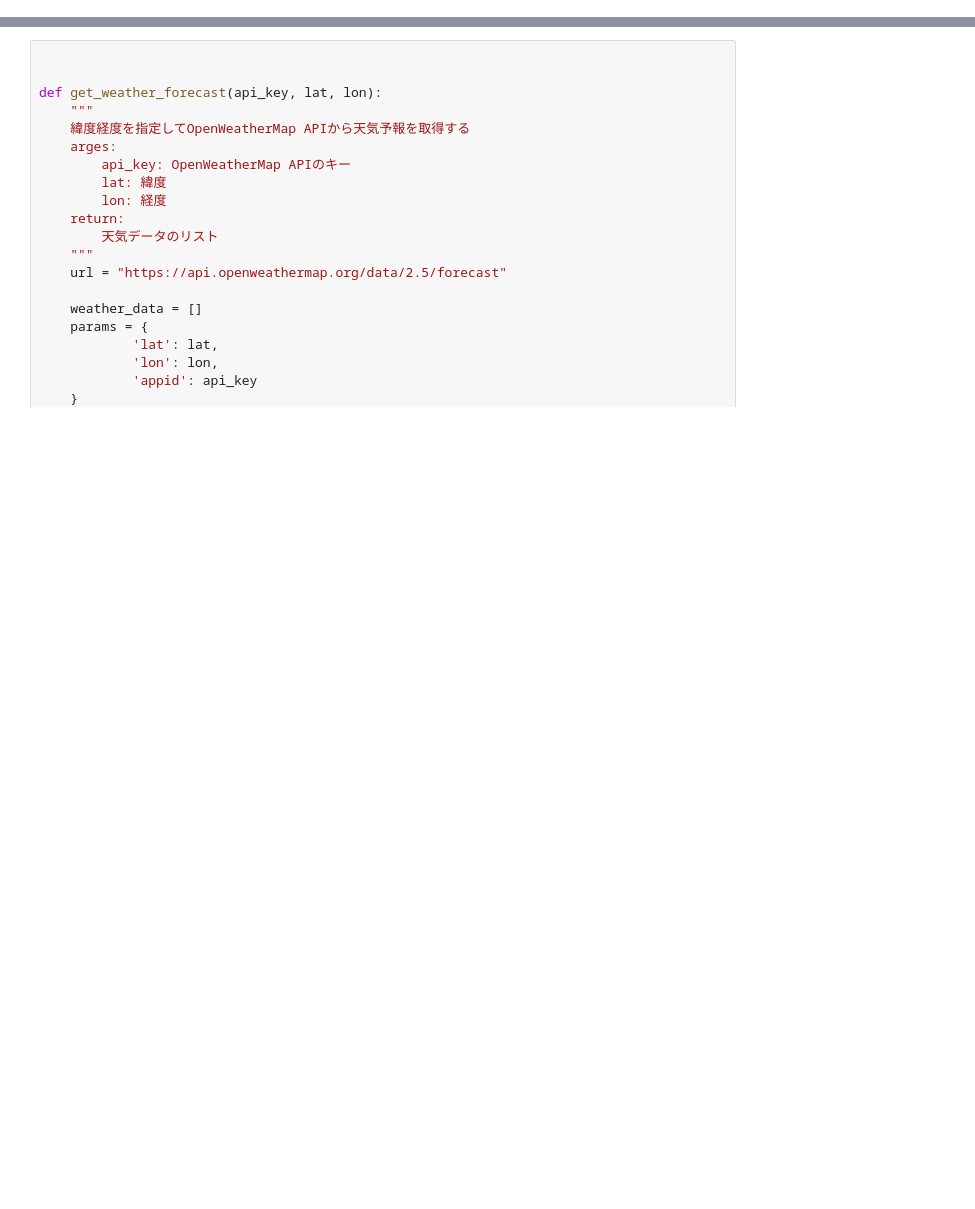
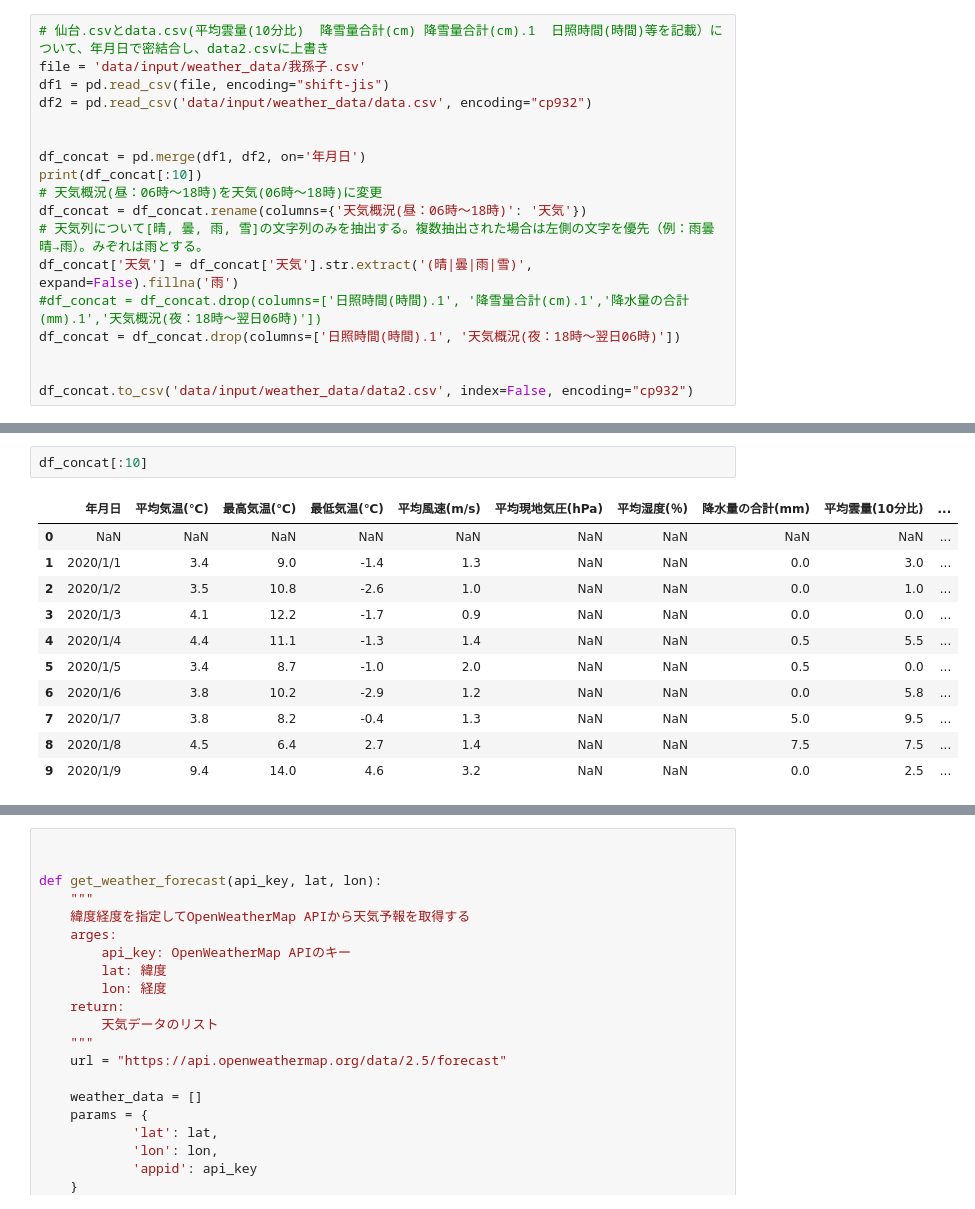
Before and after one commit to Naoya-Yasuda/MANABI_DX_QUEST_2023_PrePoC, a Jupyter notebook: notebook/weather_data_fetcher.ipynb, the cells around one changed output, grey strips where cells are left out. Cells and saved outputs as stored; diff of their text form; blank space fills up the shorter version.

```diff
--- a/notebook/weather_data_fetcher.ipynb
+++ b/notebook/weather_data_fetcher.ipynb
@@ -18,0 +22,18 @@ pd.set_option('display.max_columns', 100)
+# %%
+# 仙台.csvとdata.csv(平均雲量(10分比)  降雪量合計(cm) 降雪量合計(cm).1  日照時間(時間)等を記載）について、年月日で密結合し、data2.csvに上書き
+file = 'data/input/weather_data/我孫子.csv'
+df1 = pd.read_csv(file, encoding="shift-jis")
+df2 = pd.read_csv('data/input/weather_data/data.csv', encoding="cp932")
+
+
+df_concat = pd.merge(df1, df2, on='年月日')
+print(df_concat[:10])
+# 天気概況(昼：06時～18時)を天気(06時～18時)に変更
+df_concat = df_concat.rename(columns={'天気概況(昼：06時～18時)': '天気'})
+# 天気列について[晴, 曇, 雨, 雪]の文字列のみを抽出する。複数抽出された場合は左側の文字を優先（例：雨曇晴→雨）。みぞれは雨とする。
+df_concat['天気'] = df_concat['天気'].str.extract('(晴|曇|雨|雪)', expand=False).fillna('雨')
+#df_concat = df_concat.drop(columns=['日照時間(時間).1', '降雪量合計(cm).1','降水量の合計(mm).1','天気概況(夜：18時～翌日06時)'])
+df_concat = df_concat.drop(columns=['日照時間(時間).1', '天気概況(夜：18時～翌日06時)'])
+
+
+df_concat.to_csv('data/input/weather_data/data2.csv', index=False, encoding="cp932")
@@ -18,0 +58,14 @@ pd.set_option('display.max_columns', 100)
+# %%
+df_concat[:10]
+# %% [output]
+|  | 年月日 | 平均気温(℃) | 最高気温(℃) | 最低気温(℃) | 平均風速(m/s) | 平均現地気圧(hPa) | 平均湿度(％) | 降水量の合計(mm) | 平均雲量(10分比) | ... |
+| 0 | NaN | NaN | NaN | NaN | NaN | NaN | NaN | NaN | NaN | ... |
+| 1 | 2020/1/1 | 3.4 | 9.0 | -1.4 | 1.3 | NaN | NaN | 0.0 | 3.0 | ... |
+| 2 | 2020/1/2 | 3.5 | 10.8 | -2.6 | 1.0 | NaN | NaN | 0.0 | 1.0 | ... |
+| 3 | 2020/1/3 | 4.1 | 12.2 | -1.7 | 0.9 | NaN | NaN | 0.0 | 0.0 | ... |
+| 4 | 2020/1/4 | 4.4 | 11.1 | -1.3 | 1.4 | NaN | NaN | 0.5 | 5.5 | ... |
+| 5 | 2020/1/5 | 3.4 | 8.7 | -1.0 | 2.0 | NaN | NaN | 0.5 | 0.0 | ... |
+| 6 | 2020/1/6 | 3.8 | 10.2 | -2.9 | 1.2 | NaN | NaN | 0.0 | 5.8 | ... |
+| 7 | 2020/1/7 | 3.8 | 8.2 | -0.4 | 1.3 | NaN | NaN | 5.0 | 9.5 | ... |
+| 8 | 2020/1/8 | 4.5 | 6.4 | 2.7 | 1.4 | NaN | NaN | 7.5 | 7.5 | ... |
+| 9 | 2020/1/9 | 9.4 | 14.0 | 4.6 | 3.2 | NaN | NaN | 0.0 | 2.5 | ... |
```
Also changed, not shown: parts of 31 cells of this notebook, 1 other file.
